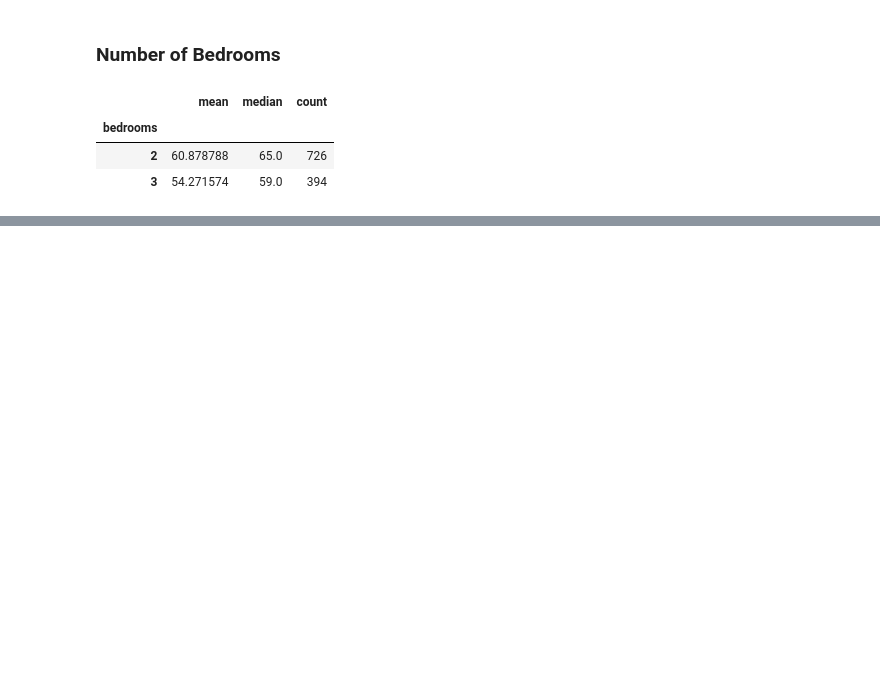
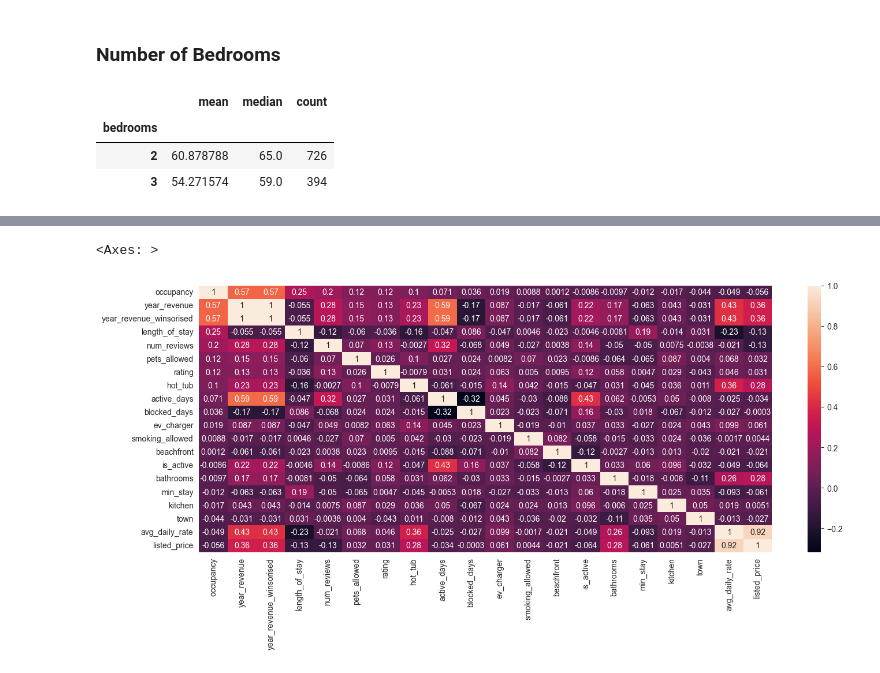
Before and after one commit to AvChilds/serviced_accommodation_ML_project, a Jupyter notebook: masters_assignment_1.ipynb, the cells around one changed output, grey strips where cells are left out. Cells and saved outputs as stored; diff of their text form; code cells hidden in the pictures; blank space fills up the shorter version.

Commit message:
heatmap

```diff
--- a/masters_assignment_1.ipynb
+++ b/masters_assignment_1.ipynb
@@ -763,0 +748,10 @@ plt.show()
+# %%
+data_encoded = data.copy()
+# %%
+from sklearn import preprocessing
+
+for x in data_encoded.columns:
+    if data_encoded[x].dtype == 'object':
+        lbl = preprocessing.LabelEncoder() # encoding
+        lbl.fit(list(data_encoded[x].values)) # fitting the model
+        data_encoded[x] = lbl.transform(list(data_encoded[x].values)) # transforming into various integer codes
@@ -763,0 +779,15 @@ plt.show()
+# %%
+# Increase the size of the heatmap.
+plt.figure(figsize=(16, 6))
+
+
+#Quality correlation matrix
+
+k =20  # number of variables for heatmap # want to just pick out the top 12
+cols = data_encoded.corr().nlargest(k, 'occupancy')['occupancy'].index  # method
+cm = data_encoded[cols].corr()
+
+sns.heatmap(cm, annot=True)
+# %% [output]
+<Axes: >
+[figure, added]
```
Also changed, not shown: parts of 18 cells of this notebook.
